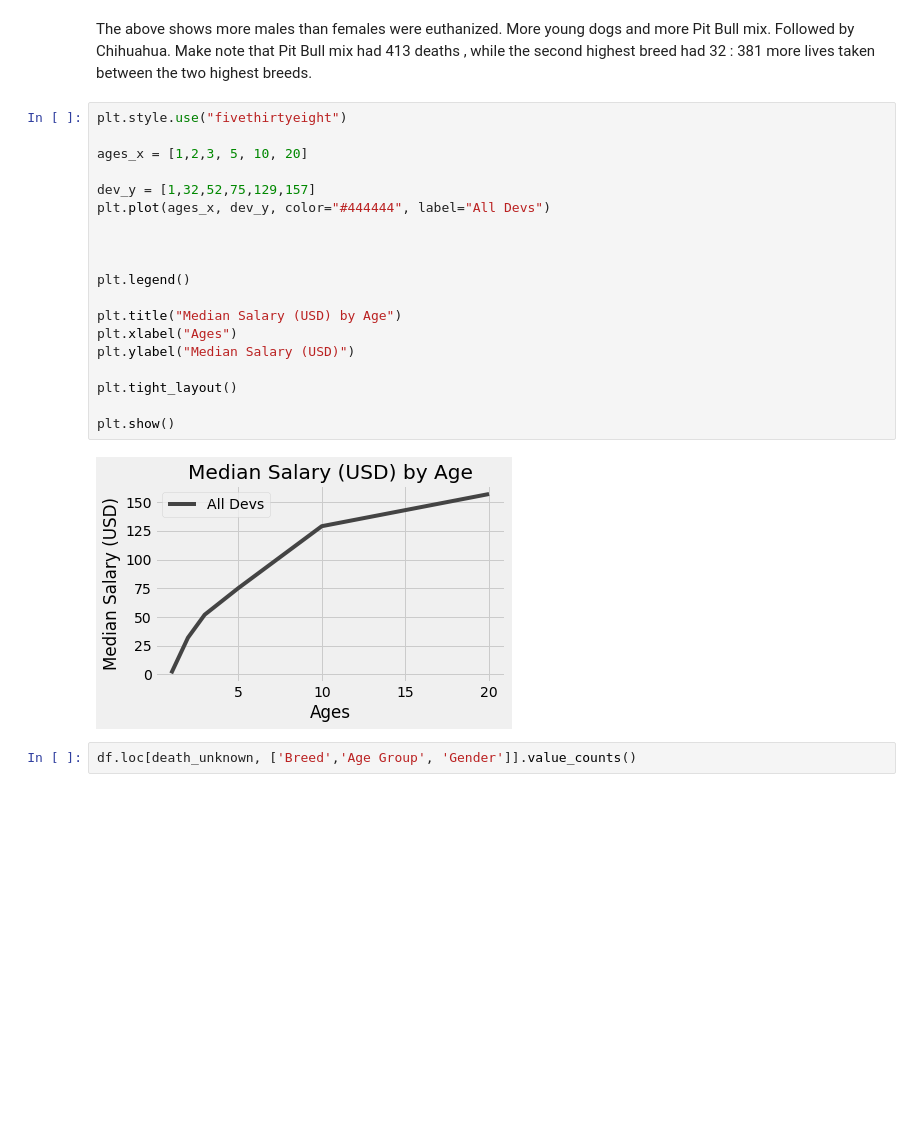
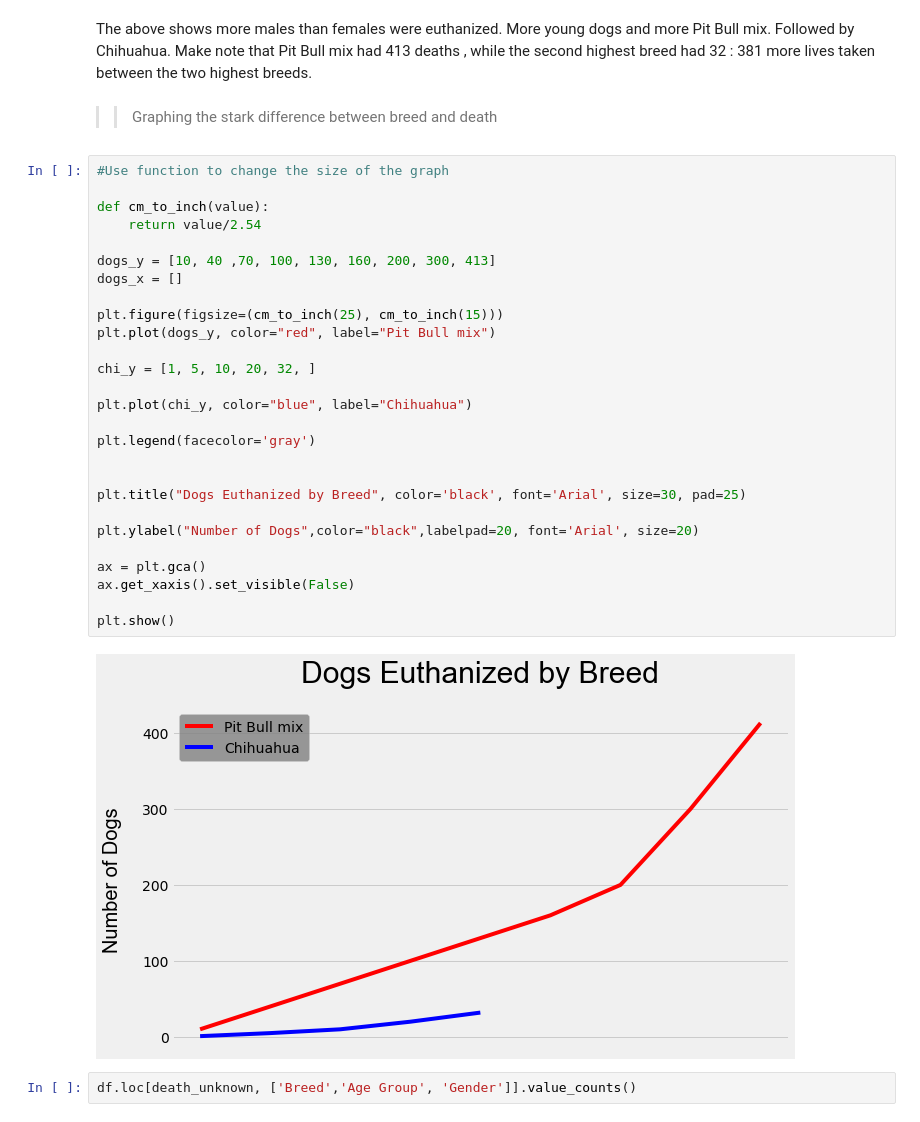
Before and after one commit to happyhorseshoe/doggone, a Jupyter notebook: dogs.ipynb, the cells around one changed output. Saved outputs shown, nothing was run; the diff lists cells and outputs as text; blank space fills up the shorter version.

```diff
--- a/dogs.ipynb
+++ b/dogs.ipynb
@@ -274,27 +275,37 @@ Yorkshire Terrier/Maltese  young      Male        1
 Length: 617, dtype: int64
 # %% [markdown]
 The above shows more males than females were euthanized.  More young dogs and more Pit Bull mix. Followed by Chihuahua.  Make note that Pit Bull mix had 413 deaths , while the second highest breed had 32 : 381 more lives taken between the two highest breeds.
-# %%
-plt.style.use("fivethirtyeight")
-
-ages_x = [1,2,3, 5, 10, 20]
-
-dev_y = [1,32,52,75,129,157]
-plt.plot(ages_x, dev_y, color="#444444", label="All Devs")
-
-
-
-plt.legend()
-
-plt.title("Median Salary (USD) by Age")
-plt.xlabel("Ages")
-plt.ylabel("Median Salary (USD)")
-
-plt.tight_layout()
-
-plt.show()
-# %% [output]
-[figure, removed]
+# %% [markdown]
+>> Graphing the stark difference between breed and death
+# %%
+#Use function to change the size of the graph
+
+def cm_to_inch(value):
+    return value/2.54
+
+dogs_y = [10, 40 ,70, 100, 130, 160, 200, 300, 413]
+dogs_x = []
+
+plt.figure(figsize=(cm_to_inch(25), cm_to_inch(15)))
+plt.plot(dogs_y, color="red", label="Pit Bull mix")
+
+chi_y = [1, 5, 10, 20, 32, ]
+
+plt.plot(chi_y, color="blue", label="Chihuahua")
+
+plt.legend(facecolor='gray')
+
+
+plt.title("Dogs Euthanized by Breed", color='black', font='Arial', size=30, pad=25)
+
+plt.ylabel("Number of Dogs",color="black",labelpad=20, font='Arial', size=20)
+
+ax = plt.gca()
+ax.get_xaxis().set_visible(False)
+
+plt.show()
+# %% [output]
+[figure, added]
 # %%
 df.loc[death_unknown, ['Breed','Age Group', 'Gender']].value_counts()
 # %% [output]
```
Also changed, not shown: parts of 7 cells of this notebook.
